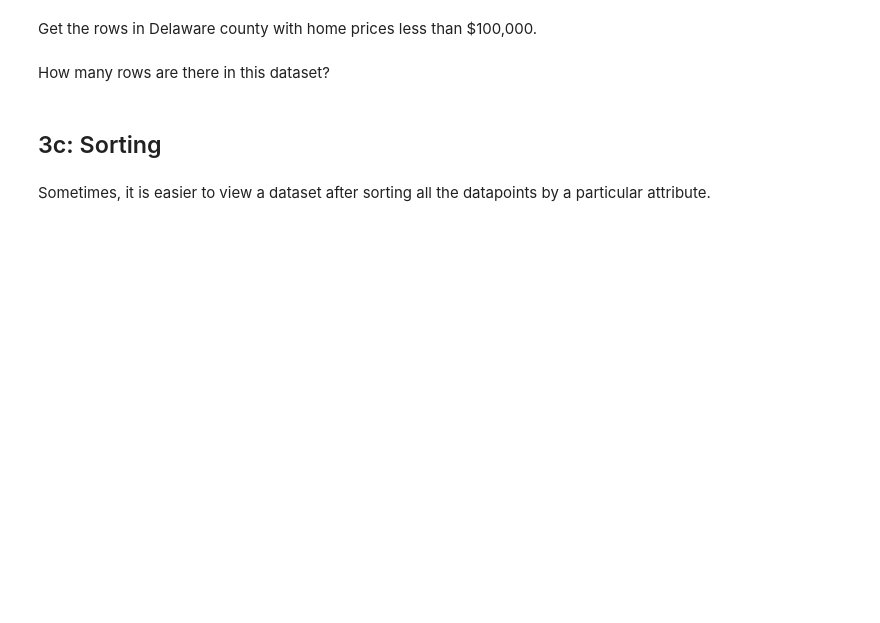
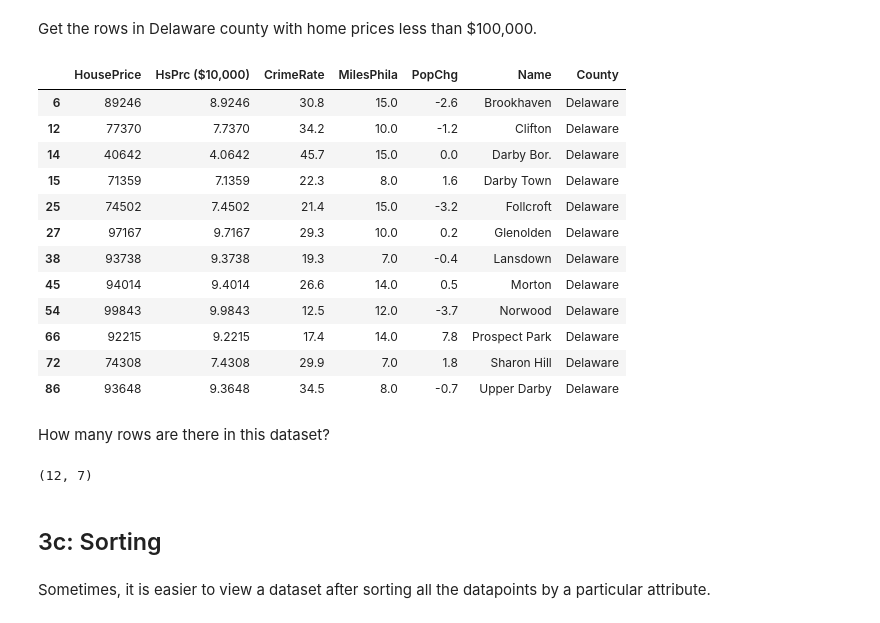
Before and after one commit to VerisimilitudeX/pathologyandprotein, a Jupyter notebook: Module 0/Section 0/pandas-introduction.ipynb, the cells around one changed output. Cells and saved outputs as stored; diff of their text form; code cells hidden in the pictures; blank space fills up the shorter version.

```diff
--- a/Module 0/Section 0/pandas-introduction.ipynb
+++ b/Module 0/Section 0/pandas-introduction.ipynb
@@ -231,7 +421,27 @@ crime[(crime["County"] == "Bucks") & (crime["CrimeRate"] > 15)].shape
 # %% [markdown]
 Get the rows in Delaware county with home prices less than $100,000.
+# %%
+crime[(crime["County"] == "Delaware") & (crime["HousePrice"] < 100000)]
+# %% [output]
+|  | HousePrice | HsPrc ($10,000) | CrimeRate | MilesPhila | PopChg | Name | County |
+| 6 | 89246 | 8.9246 | 30.8 | 15.0 | -2.6 | Brookhaven | Delaware |
+| 12 | 77370 | 7.7370 | 34.2 | 10.0 | -1.2 | Clifton | Delaware |
+| 14 | 40642 | 4.0642 | 45.7 | 15.0 | 0.0 | Darby Bor. | Delaware |
+| 15 | 71359 | 7.1359 | 22.3 | 8.0 | 1.6 | Darby Town | Delaware |
+| 25 | 74502 | 7.4502 | 21.4 | 15.0 | -3.2 | Follcroft | Delaware |
+| 27 | 97167 | 9.7167 | 29.3 | 10.0 | 0.2 | Glenolden | Delaware |
+| 38 | 93738 | 9.3738 | 19.3 | 7.0 | -0.4 | Lansdown | Delaware |
+| 45 | 94014 | 9.4014 | 26.6 | 14.0 | 0.5 | Morton | Delaware |
+| 54 | 99843 | 9.9843 | 12.5 | 12.0 | -3.7 | Norwood | Delaware |
+| 66 | 92215 | 9.2215 | 17.4 | 14.0 | 7.8 | Prospect Park | Delaware |
+| 72 | 74308 | 7.4308 | 29.9 | 7.0 | 1.8 | Sharon Hill | Delaware |
+| 86 | 93648 | 9.3648 | 34.5 | 8.0 | -0.7 | Upper Darby | Delaware |
 # %% [markdown]
 How many rows are there in this dataset?
+# %%
+crime[(crime["County"] == "Delaware") & (crime["HousePrice"] < 100000)].shape
+# %% [output]
+(12, 7)
 # %% [markdown]
 ## 3c: Sorting
 # %% [markdown]
```
Also changed, not shown: parts of 36 cells of this notebook.
